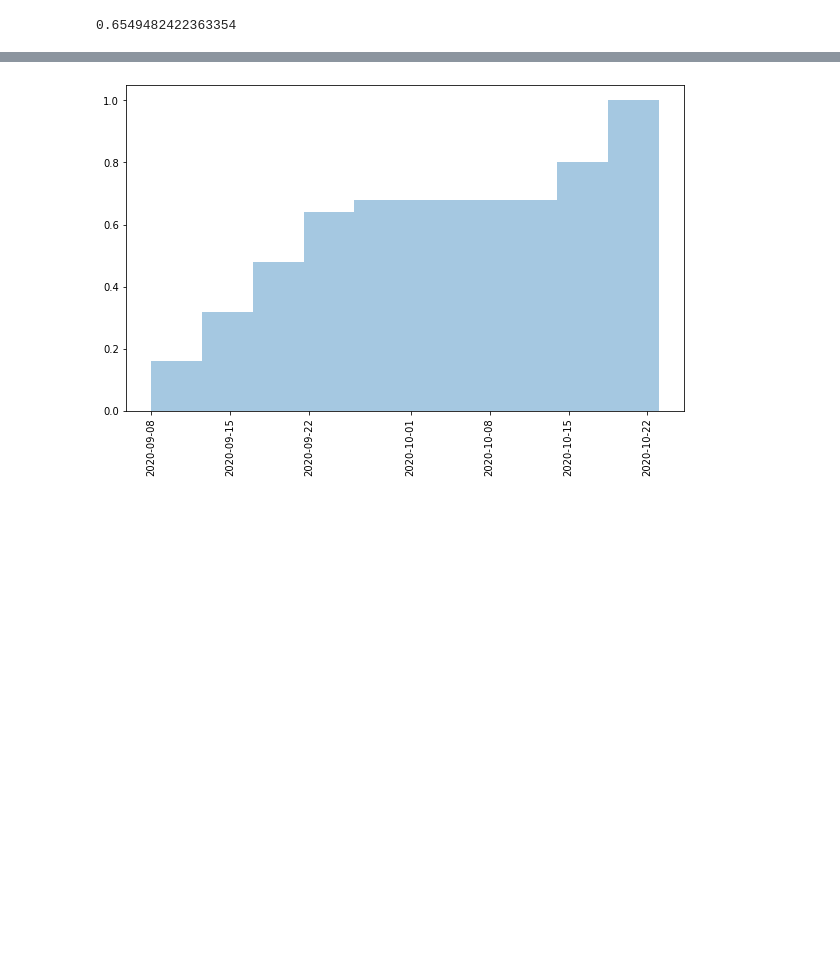
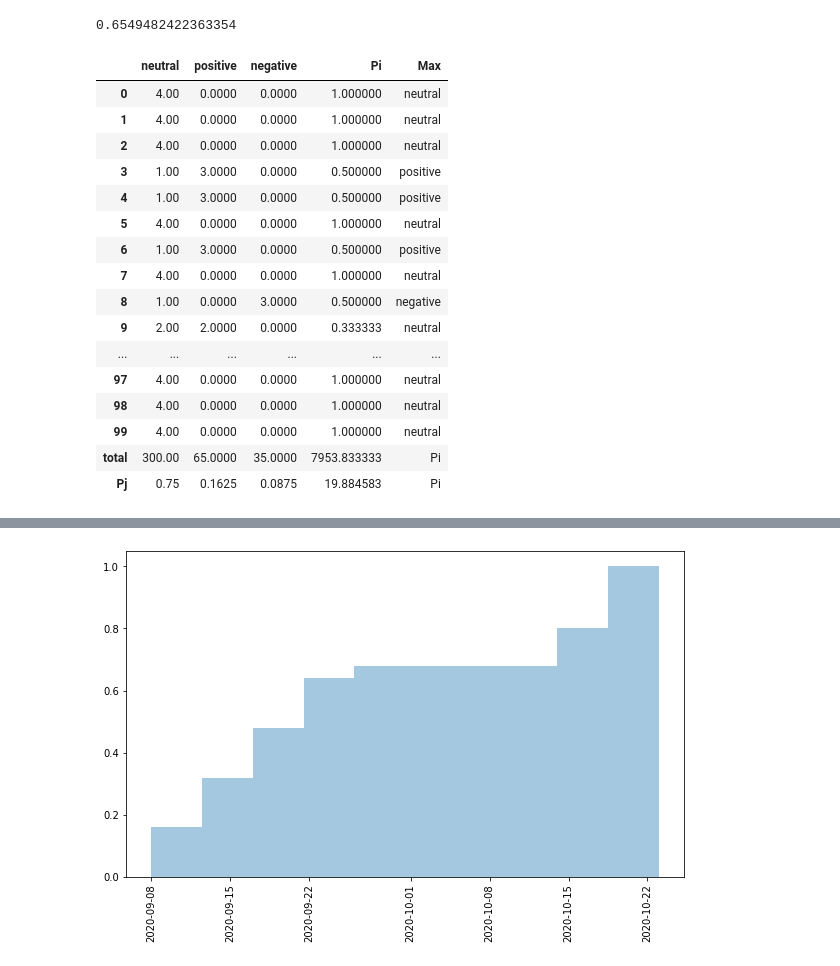
Before and after one commit to darshandesai96/tweeter_data_analyzer, a Jupyter notebook: kappa_score_visual.ipynb, the cells around one changed output, grey strips where cells are left out. Drawn from its saved outputs; the diff is of its cells as text; code cells hidden in the pictures; blank space fills up the shorter version.

```diff
--- a/kappa_score_visual.ipynb
+++ b/kappa_score_visual.ipynb
@@ -215,3 +215,24 @@ Try using .loc[row_indexer,col_indexer] = value instead
 See the caveats in the documentation: https://pandas.pydata.org/pandas-docs/stable/user_guide/indexing.html#returning-a-view-versus-a-copy
   if __name__ == '__main__':
 0.6549482422363354
+# %%
+to_fleiss['Max'] = to_fleiss.idxmax(axis=1)
+to_fleiss
+# %% [output]
+|  | neutral | positive | negative | Pi | Max |
+| 0 | 4.00 | 0.0000 | 0.0000 | 1.000000 | neutral |
+| 1 | 4.00 | 0.0000 | 0.0000 | 1.000000 | neutral |
+| 2 | 4.00 | 0.0000 | 0.0000 | 1.000000 | neutral |
+| 3 | 1.00 | 3.0000 | 0.0000 | 0.500000 | positive |
+| 4 | 1.00 | 3.0000 | 0.0000 | 0.500000 | positive |
+| 5 | 4.00 | 0.0000 | 0.0000 | 1.000000 | neutral |
+| 6 | 1.00 | 3.0000 | 0.0000 | 0.500000 | positive |
+| 7 | 4.00 | 0.0000 | 0.0000 | 1.000000 | neutral |
+| 8 | 1.00 | 0.0000 | 3.0000 | 0.500000 | negative |
+| 9 | 2.00 | 2.0000 | 0.0000 | 0.333333 | neutral |
+| ... | ... | ... | ... | ... | ... |
+| 97 | 4.00 | 0.0000 | 0.0000 | 1.000000 | neutral |
+| 98 | 4.00 | 0.0000 | 0.0000 | 1.000000 | neutral |
+| 99 | 4.00 | 0.0000 | 0.0000 | 1.000000 | neutral |
+| total | 300.00 | 65.0000 | 35.0000 | 7953.833333 | Pi |
+| Pj | 0.75 | 0.1625 | 0.0875 | 19.884583 | Pi |
```
Also changed, not shown: parts of 14 cells of this notebook.
